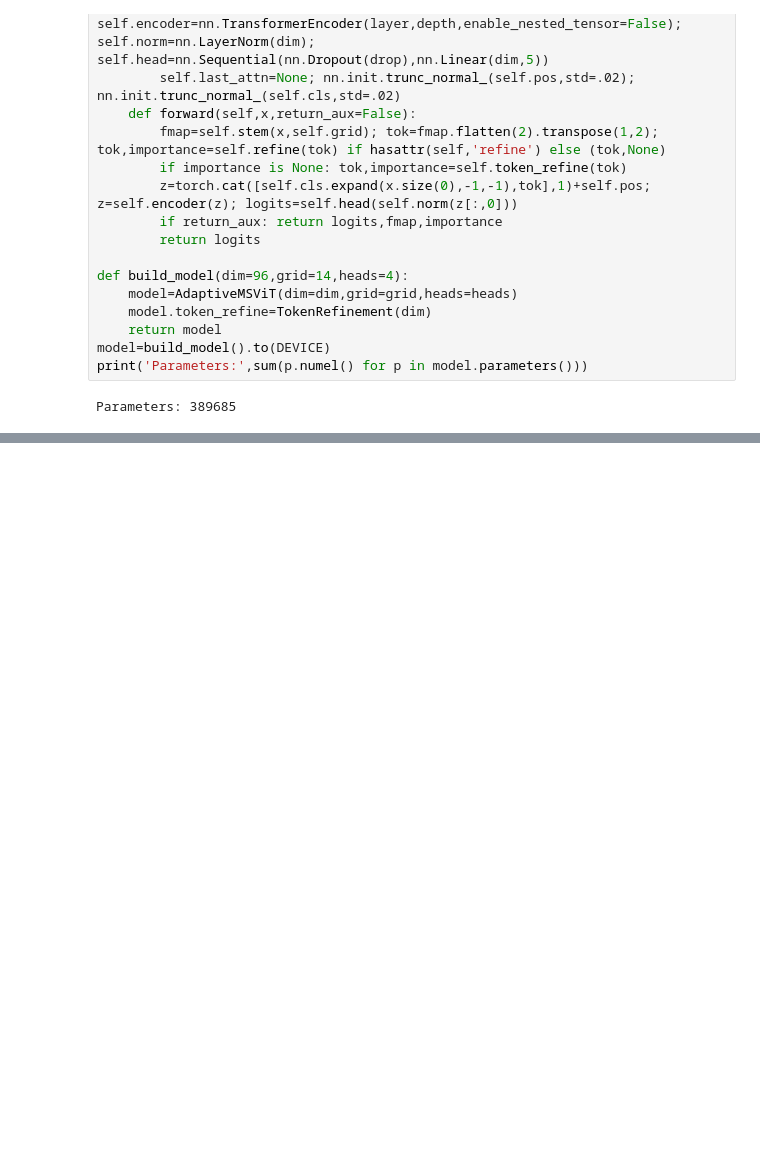
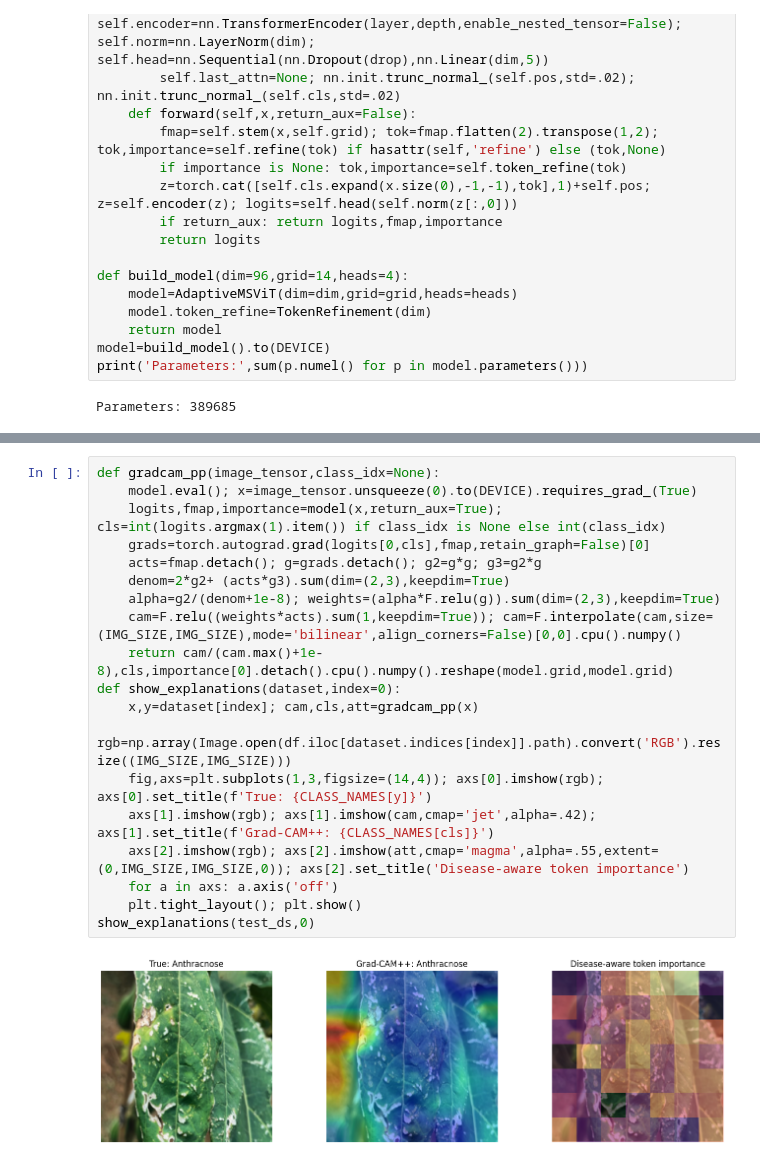
Before and after one commit to Farhana-Tani/Papaya-leaf-disease-detection, a Jupyter notebook: Papaya_Leaf_Disease.ipynb, the cells around one changed output, grey strips where cells are left out. Cells and saved outputs as stored; diff of their text form; blank space fills up the shorter version.

```diff
--- a/Papaya_Leaf_Disease.ipynb
+++ b/Papaya_Leaf_Disease.ipynb
@@ -318,0 +338,21 @@ Bacterial Spot       0.60      0.51      0.55        69
+# %%
+def gradcam_pp(image_tensor,class_idx=None):
+    model.eval(); x=image_tensor.unsqueeze(0).to(DEVICE).requires_grad_(True)
+    logits,fmap,importance=model(x,return_aux=True); cls=int(logits.argmax(1).item()) if class_idx is None else int(class_idx)
+    grads=torch.autograd.grad(logits[0,cls],fmap,retain_graph=False)[0]
+    acts=fmap.detach(); g=grads.detach(); g2=g*g; g3=g2*g
+    denom=2*g2+ (acts*g3).sum(dim=(2,3),keepdim=True)
+    alpha=g2/(denom+1e-8); weights=(alpha*F.relu(g)).sum(dim=(2,3),keepdim=True)
+    cam=F.relu((weights*acts).sum(1,keepdim=True)); cam=F.interpolate(cam,size=(IMG_SIZE,IMG_SIZE),mode='bilinear',align_corners=False)[0,0].cpu().numpy()
+    return cam/(cam.max()+1e-8),cls,importance[0].detach().cpu().numpy().reshape(model.grid,model.grid)
+def show_explanations(dataset,index=0):
+    x,y=dataset[index]; cam,cls,att=gradcam_pp(x)
+    rgb=np.array(Image.open(df.iloc[dataset.indices[index]].path).convert('RGB').resize((IMG_SIZE,IMG_SIZE)))
+    fig,axs=plt.subplots(1,3,figsize=(14,4)); axs[0].imshow(rgb); axs[0].set_title(f'True: {CLASS_NAMES[y]}')
+    axs[1].imshow(rgb); axs[1].imshow(cam,cmap='jet',alpha=.42); axs[1].set_title(f'Grad-CAM++: {CLASS_NAMES[cls]}')
+    axs[2].imshow(rgb); axs[2].imshow(att,cmap='magma',alpha=.55,extent=(0,IMG_SIZE,IMG_SIZE,0)); axs[2].set_title('Disease-aware token importance')
+    for a in axs: a.axis('off')
+    plt.tight_layout(); plt.show()
+show_explanations(test_ds,0)
+# %% [output]
+[figure, added]
```
Also changed, not shown: parts of 5 cells of this notebook.
